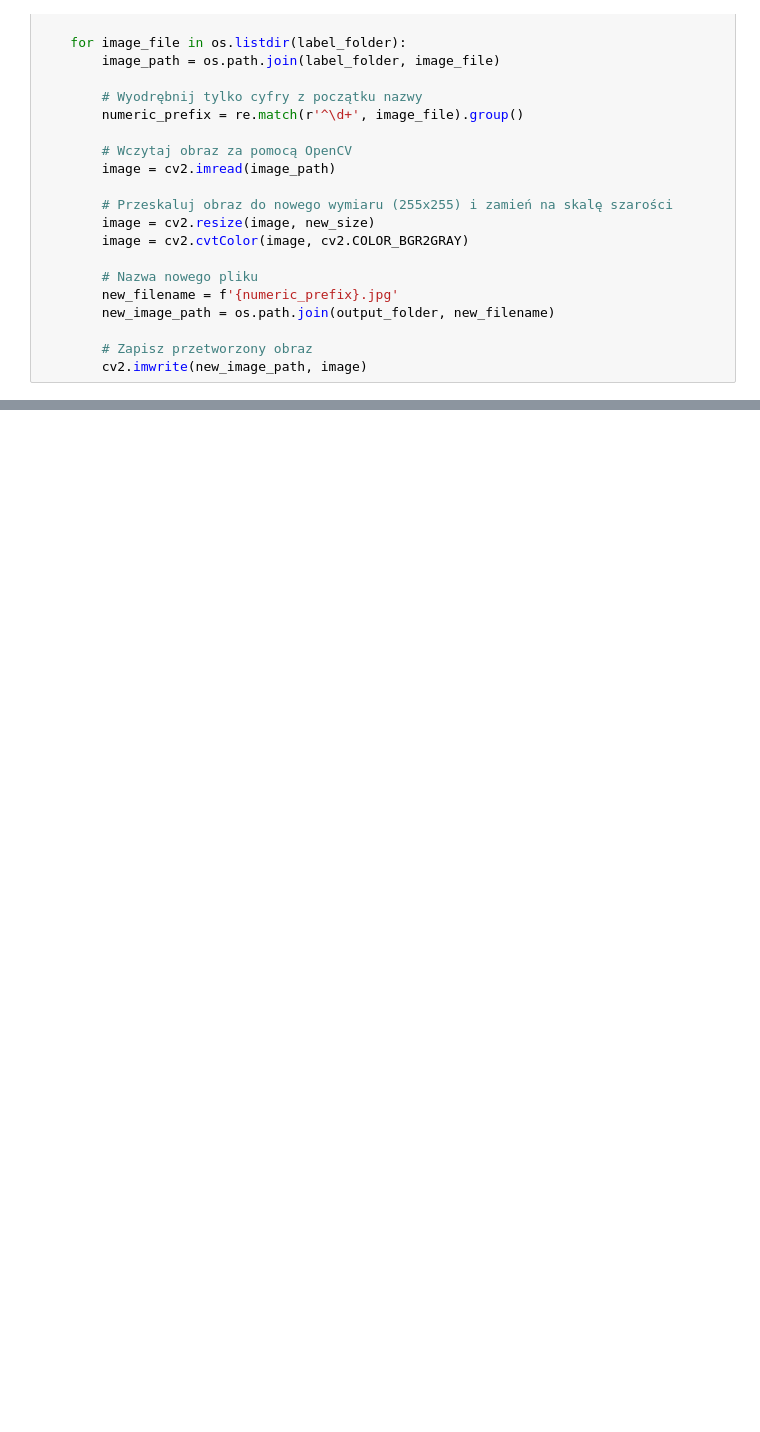
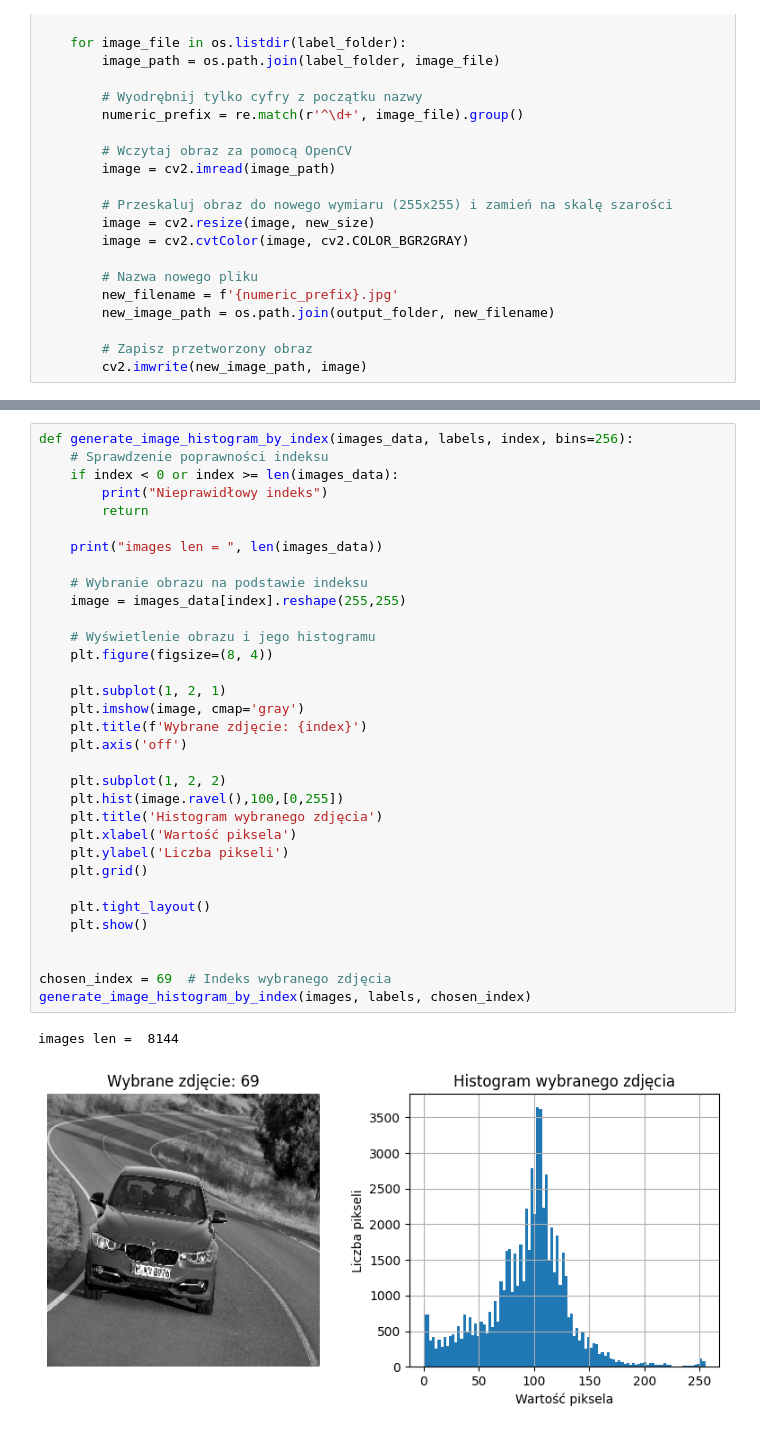
Before and after one commit to Czarkowski/ITML_Project, a Jupyter notebook: main.ipynb, the cells around one changed output, grey strips where cells are left out. Saved outputs shown, nothing was run; the diff lists cells and outputs as text; blank space fills up the shorter version.

```diff
--- a/main.ipynb
+++ b/main.ipynb
@@ -100,0 +142,36 @@ print(f'{labels.shape}   {images.shape}')
+# %%
+def generate_image_histogram_by_index(images_data, labels, index, bins=256):
+    # Sprawdzenie poprawności indeksu
+    if index < 0 or index >= len(images_data):
+        print("Nieprawidłowy indeks")
+        return
+
+    print("images len = ", len(images_data))
+
+    # Wybranie obrazu na podstawie indeksu
+    image = images_data[index].reshape(255,255)
+
+    # Wyświetlenie obrazu i jego histogramu
+    plt.figure(figsize=(8, 4))
+
+    plt.subplot(1, 2, 1)
+    plt.imshow(image, cmap='gray')
+    plt.title(f'Wybrane zdjęcie: {index}')
+    plt.axis('off')
+
+    plt.subplot(1, 2, 2)
+    plt.hist(image.ravel(),100,[0,255])
+    plt.title('Histogram wybranego zdjęcia')
+    plt.xlabel('Wartość piksela')
+    plt.ylabel('Liczba pikseli')
+    plt.grid()
+
+    plt.tight_layout()
+    plt.show()
+
+
+chosen_index = 69  # Indeks wybranego zdjęcia
+generate_image_histogram_by_index(images, labels, chosen_index)
+# %% [output]
+images len =  8144
+[figure, added]
```
Also changed, not shown: parts of 7 cells of this notebook.
